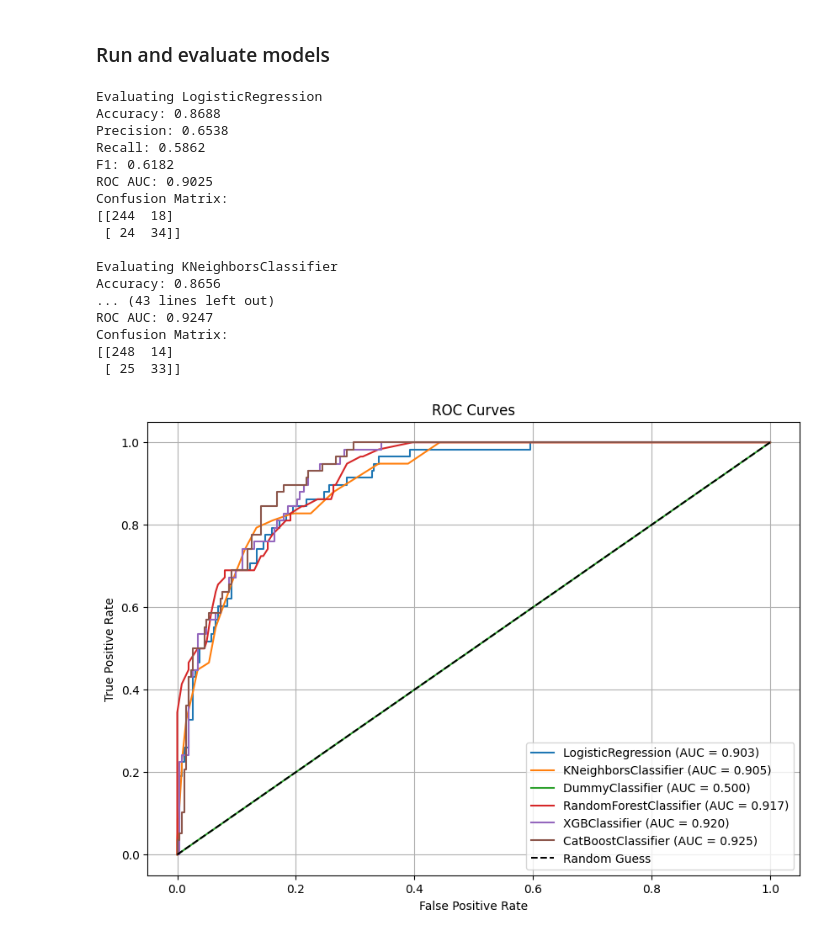
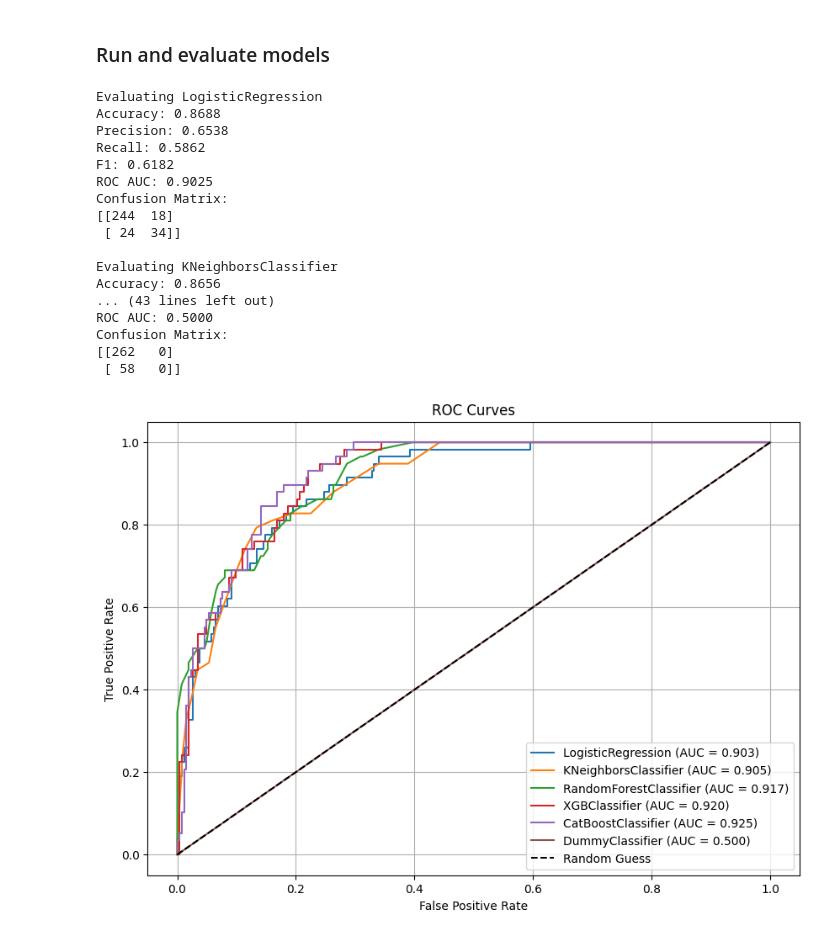
Before and after one commit to AlbertBS2/Predict-Bikes-Availability, a Jupyter notebook: main.ipynb, the cells around one changed output. Cells and saved outputs as stored; diff of their text form; code cells hidden in the pictures.

Commit message:
Feat: Reorder models in the graph

```diff
--- a/main.ipynb
+++ b/main.ipynb
@@ -15,47 +15,47 @@ from catboost import CatBoostClassifier
 # Load models from json files
 log_reg = load_model_from_json(LogisticRegression, 'output/best_params/logreg_best_params.json')
 knn = load_model_from_json(KNeighborsClassifier, 'output/best_params/knn_best_params.json')
-naive = DummyClassifier(strategy='most_frequent', random_state=0)
 rf = load_model_from_json(RandomForestClassifier, 'output/best_params/rf_best_params.json')
 xgb = load_model_from_json(XGBClassifier, 'output/best_params/xgb_best_params.json')
 cb = load_model_from_json(CatBoostClassifier, 'output/best_params/catboost_best_params.json')
+naive = DummyClassifier(strategy='most_frequent', random_state=0)
 
 
-models = [log_reg, knn, naive, rf, xgb, cb]
+models = [log_reg, knn, rf, xgb, cb, naive]
 
 # Load data
 X_train, X_test, y_train, y_test = load_and_split_data("data/normalized_dataset.csv",
                                                        target_column='increase_stock',
                                                        class_zero='low_bike_demand',
                                                        test_size=0.2,
                                                        random_state=0)
 
 
 # Evaluate all models, and plot ROC curves
 results = fit_and_evaluate_multiple(models,
                                     X_train,
                                     y_train,
                                     X_test,
                                     y_test,
                                     verbose=True)
 
 plot_roc_curves(results)
 # %% [output]
 Evaluating LogisticRegression
 Accuracy: 0.8688
 Precision: 0.6538
 Recall: 0.5862
 F1: 0.6182
 ROC AUC: 0.9025
 Confusion Matrix:
 [[244  18]
  [ 24  34]]
 
 Evaluating KNeighborsClassifier
 Accuracy: 0.8656
 ... (43 lines left out)
-ROC AUC: 0.9247
+ROC AUC: 0.5000
 Confusion Matrix:
-[[248  14]
- [ 25  33]]
+[[262   0]
+ [ 58   0]]
-[figure, old version]
+[figure, new version]
```
